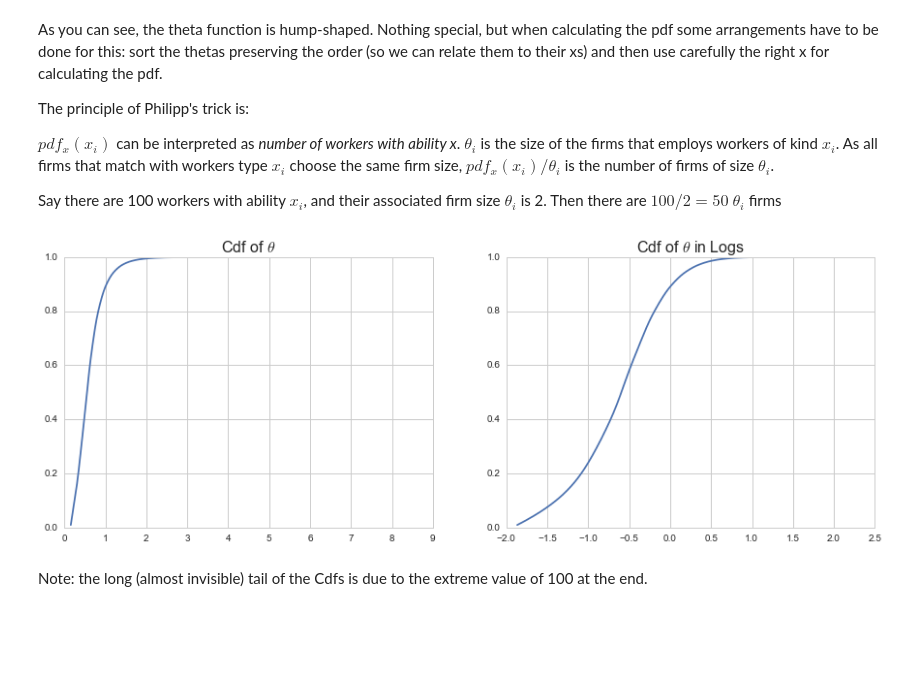
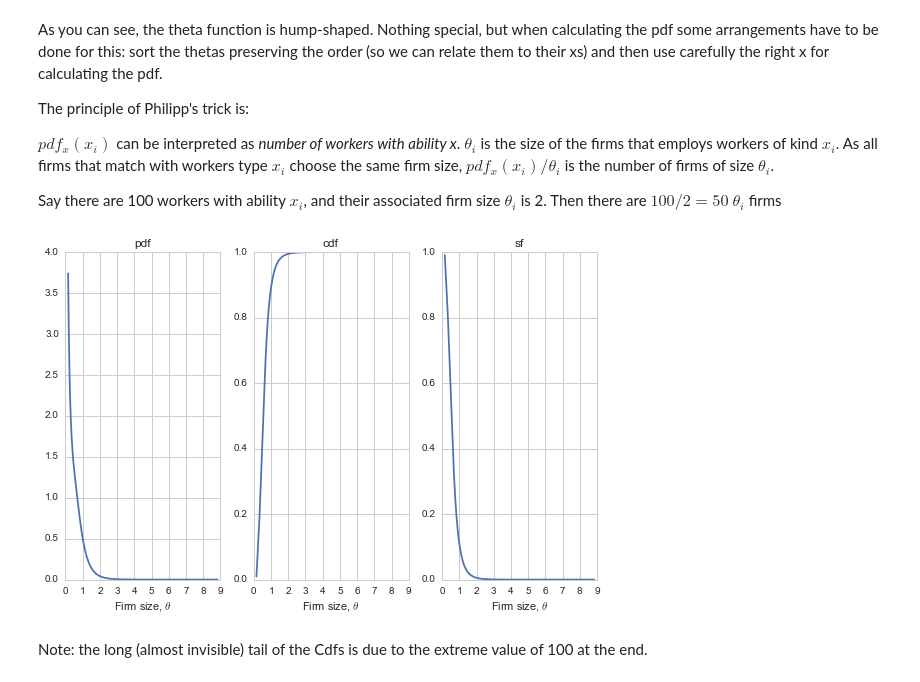
Before and after one commit to davidrpugh/assortative-matching, a Jupyter notebook: examples/positive-assortative-matching.ipynb, the cells around one changed output. Drawn from its saved outputs; the diff is of its cells as text; code cells hidden in the pictures; blank space fills up the shorter version.

Commit message:
Refactored code for computing the distribution of firm size.

```diff
--- a/examples/positive-assortative-matching.ipynb
+++ b/examples/positive-assortative-matching.ipynb
@@ -141,11 +131,8 @@ cdf_theta_hat  = cdf_theta_hat /cdf_theta_hat [-1]          # Normalization of t
-# %%
-plt.figure(figsize=(15,5))
-plt.subplot(1,2,1)
-plt.plot(theta_range, cdf_theta_hat)
-plt.title("Cdf of $\\theta$", fontsize=16)
-plt.subplot(1,2,2)
-plt.plot(np.log(theta_range), cdf_theta_hat)
-plt.title("Cdf of $\\theta$ in Logs", fontsize=16)
-plt.show()
-# %% [output]
-[figure, removed]
+# %%
+# philipp's trick in 3 lines...
+sorted_data = viz.solution.sort('theta', ascending=True, inplace=False)
+theta_pdf = workers.evaluate_pdf(sorted_data.index.values) / sorted_data.theta
+theta_cdf = theta_pdf.cumsum() / theta_pdf.sum()
+
+#...survival function is also useful
+theta_sf = 1 - theta_cdf
@@ -152,2 +148,20 @@ plt.show()
+# %%
+fig, axes = plt.subplots(1, 3)
+axes[0].plot(tmp.theta, theta_pdf)
+axes[0].set_xlabel(r'Firm size, $\theta$')
+axes[0].set_title(r'pdf')
+
+axes[1].plot(tmp.theta, theta_cdf)
+axes[1].set_title(r'cdf')
+axes[1].set_xlabel(r'Firm size, $\theta$')
+
+axes[2].plot(tmp.theta, theta_sf)
+axes[2].set_title(r'sf')
+axes[2].set_xlabel(r'Firm size, $\theta$')
+
+plt.tight_layout()
+plt.show()
+# %% [output]
+[figure, added]
 # %% [markdown]
 Note: the long (almost invisible) tail of the Cdfs is due to the extreme value of 100 at the end.
```
Also changed, not shown: parts of 7 cells of this notebook.
